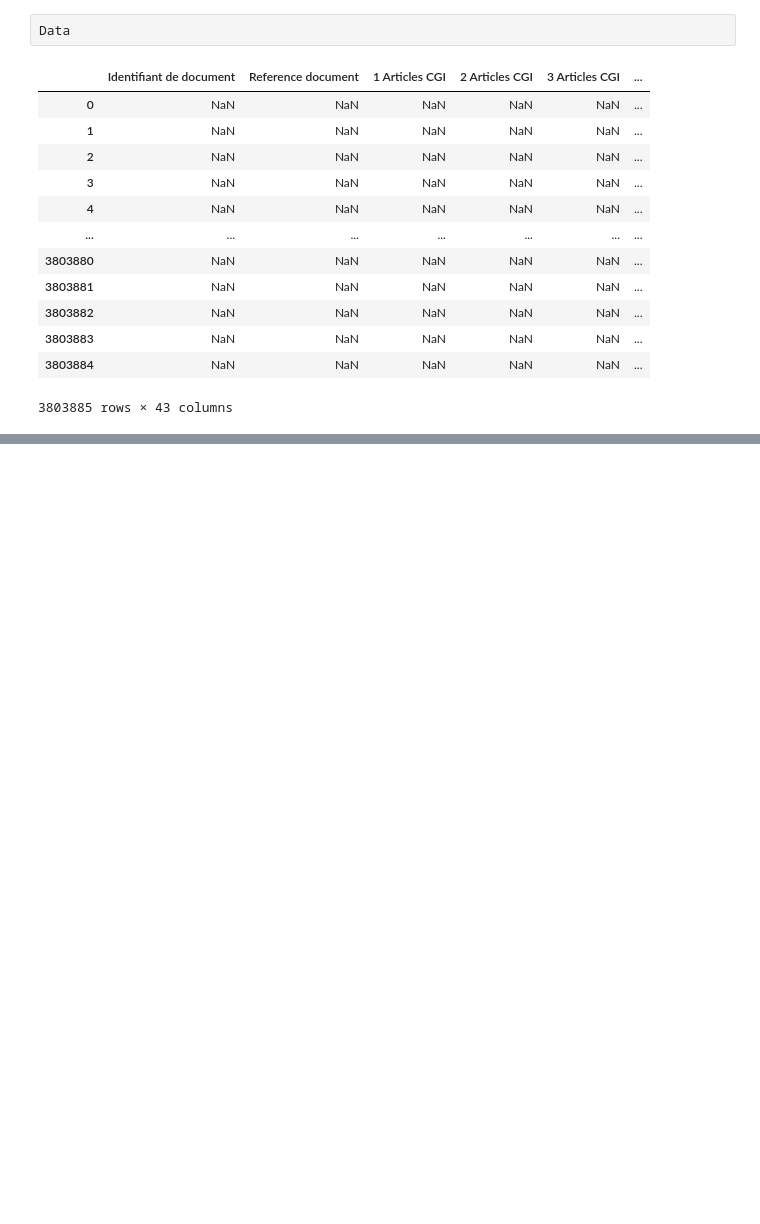
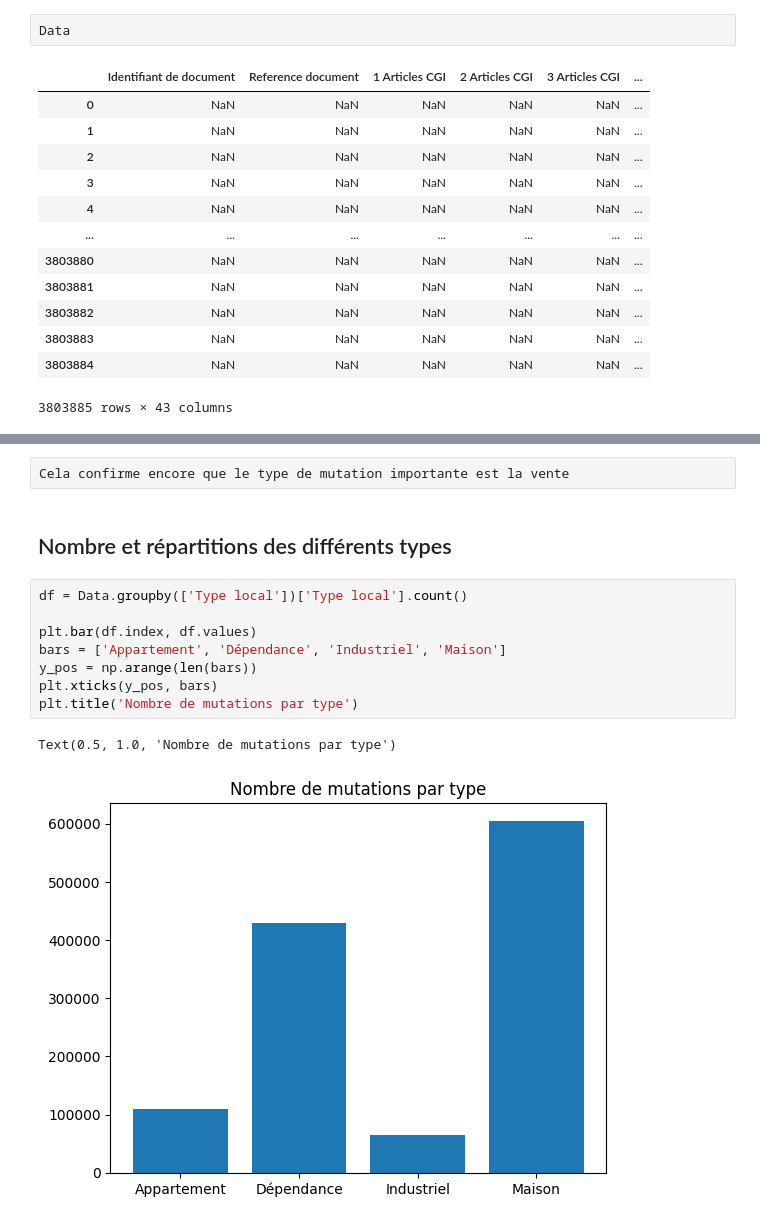
Before and after one commit to raphdem02/Analyse_Data_Fonciere, a Jupyter notebook: Analysis0.0.ipynb, the cells around one changed output, grey strips where cells are left out. Cells and saved outputs as stored; diff of their text form; blank space fills up the shorter version.

```diff
--- a/Analysis0.0.ipynb
+++ b/Analysis0.0.ipynb
@@ -43,0 +130,15 @@ Data
+# %% [raw]
+Cela confirme encore que le type de mutation importante est la vente
+# %% [markdown]
+## Nombre et répartitions des différents types
+# %%
+df = Data.groupby(['Type local'])['Type local'].count()
+
+plt.bar(df.index, df.values)
+bars = ['Appartement', 'Dépendance', 'Industriel', 'Maison']
+y_pos = np.arange(len(bars))
+plt.xticks(y_pos, bars)
+plt.title('Nombre de mutations par type')
+# %% [output]
+Text(0.5, 1.0, 'Nombre de mutations par type')
+[figure, added]
```
Also changed, not shown: parts of 24 cells of this notebook.
